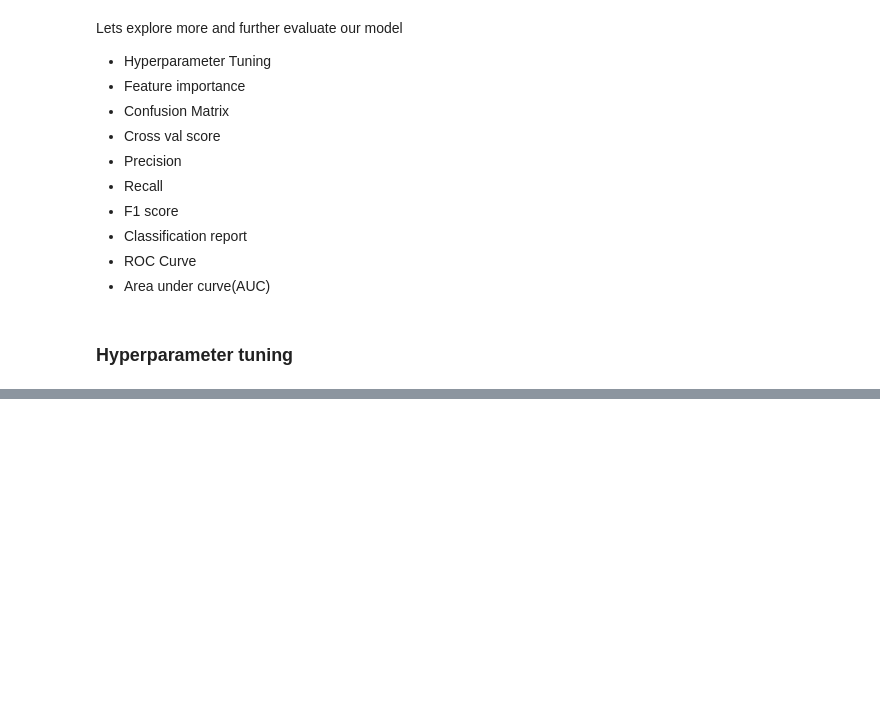
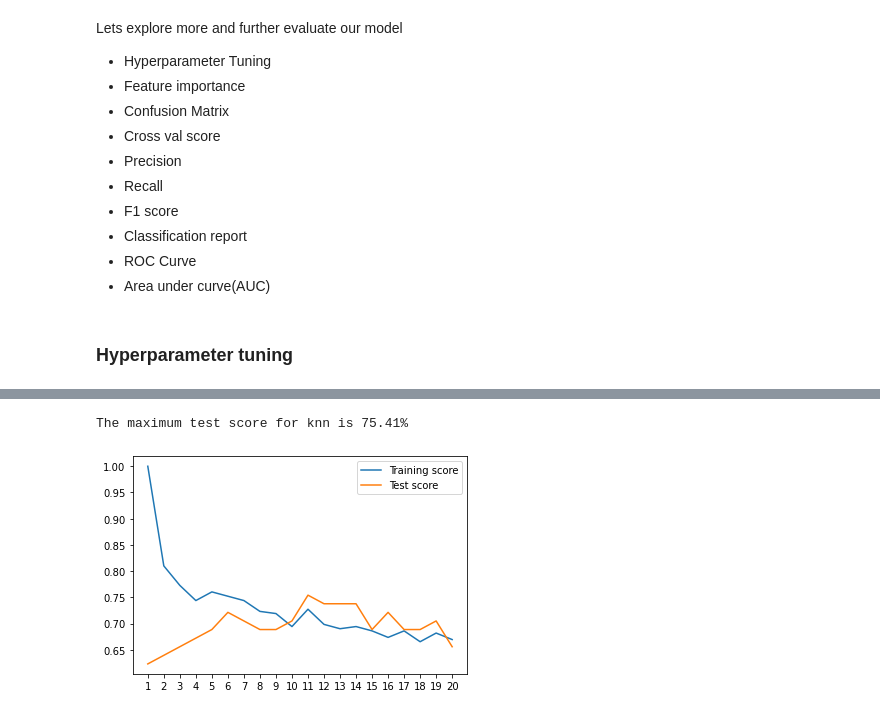
Before and after one commit to mayursrt/heart-disease-classification, a Jupyter notebook: heart-disease-classification.ipynb, the cells around one changed output, grey strips where cells are left out. Saved outputs shown, nothing was run; the diff lists cells and outputs as text; code cells hidden in the pictures; blank space fills up the shorter version.

```diff
--- a/heart-disease-classification.ipynb
+++ b/heart-disease-classification.ipynb
@@ -417,0 +413,15 @@ test_scores = []
+# %%
+# Tuning KNN
+
+train_scores = []
+test_scores = []
+
+neighbors = range(1, 21)
+
+knn = KNeighborsClassifier()
+
+for i in neighbors:
+    knn.set_params(n_neighbors = i)
+    knn.fit(X_train, y_train)
+    train_scores.append(knn.score(X_train, y_train))
+    test_scores.append(knn.score(X_test, y_test))
@@ -417,0 +474,10 @@ test_scores = []
+# %%
+plt.plot(neighbors, train_scores, label='Training score')
+plt.plot(neighbors, test_scores, label='Test score')
+plt.xticks(np.arange(1,21,1))
+plt.legend();
+
+print(f'The maximum test score for knn is {max(test_scores)*100:.2f}%')
+# %% [output]
+The maximum test score for knn is 75.41%
+[figure, added]
```
Also changed, not shown: parts of 3 cells of this notebook.
